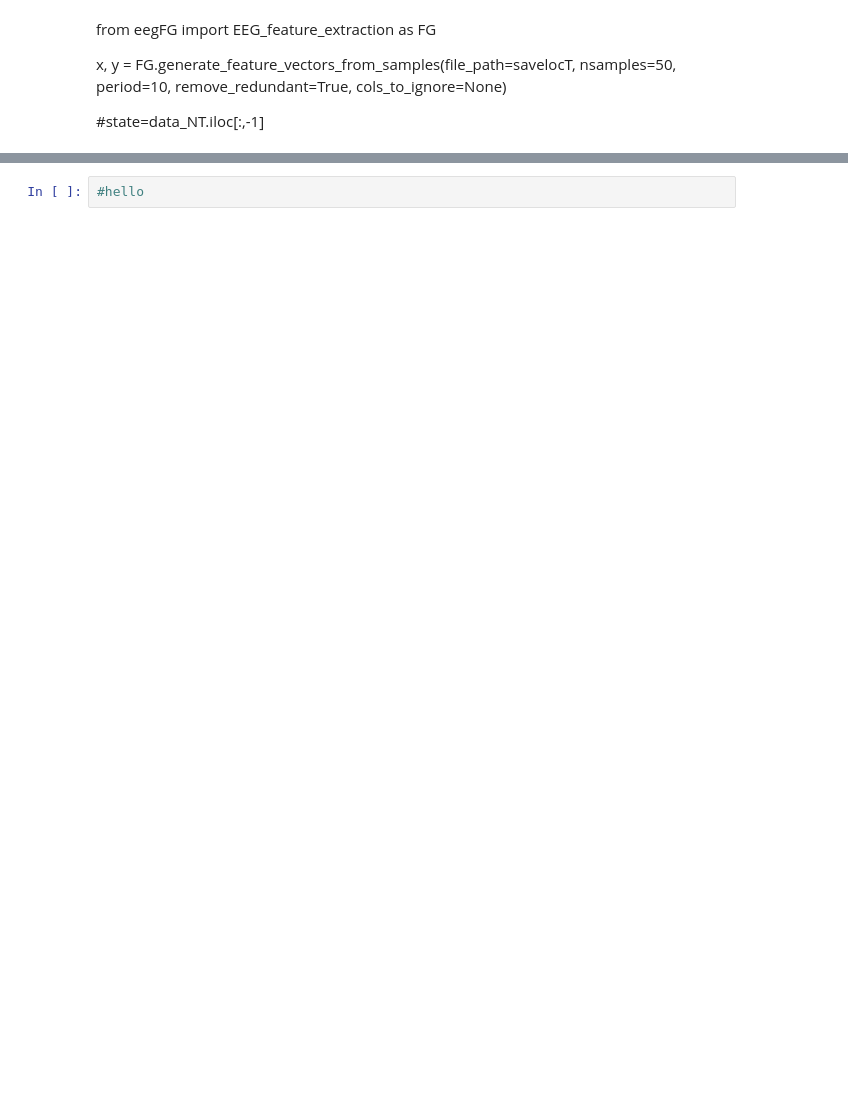
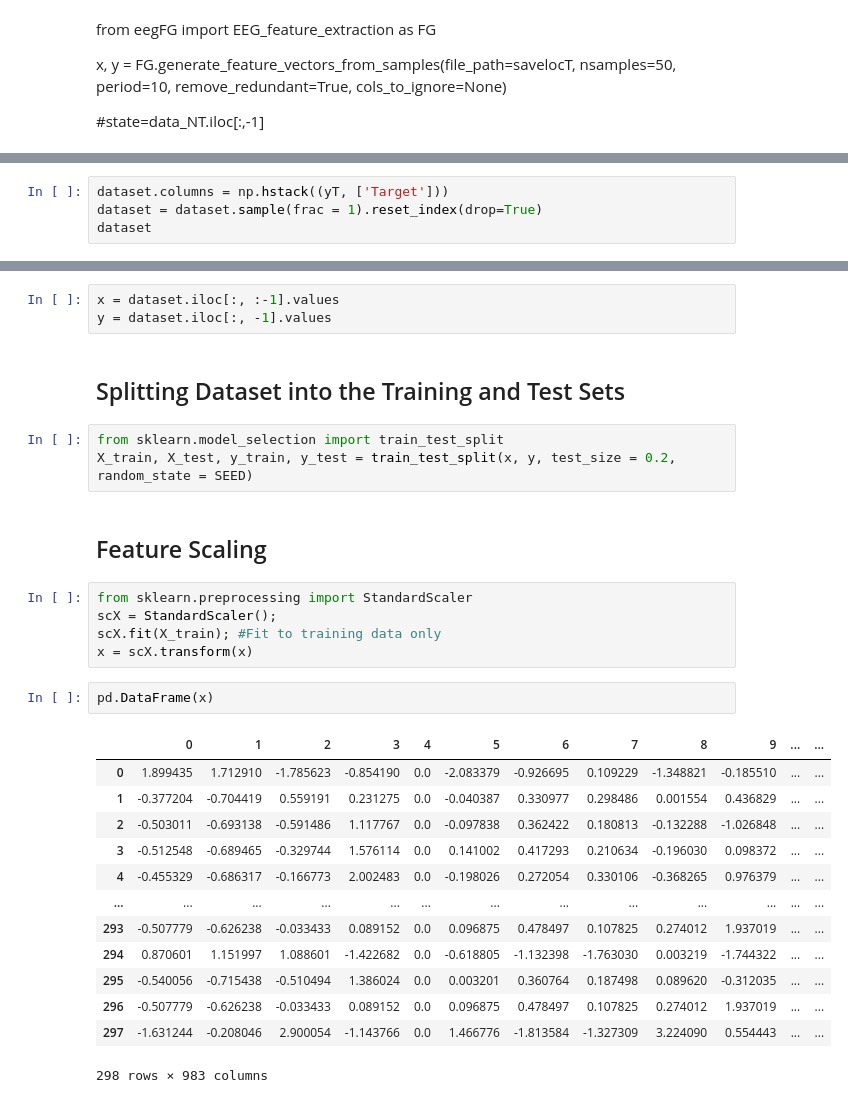
Before and after one commit to musahabib/WorkerFatigue_EEG_ML, a Jupyter notebook: Notebook.ipynb, the cells around one changed output, grey strips where cells are left out. Saved outputs shown, nothing was run; the diff lists cells and outputs as text; blank space fills up the shorter version.

```diff
--- a/Notebook.ipynb
+++ b/Notebook.ipynb
@@ -311,0 +417,4 @@ RAWdataset = pd.DataFrame();
+# %%
+dataset.columns = np.hstack((yT, ['Target']))
+dataset = dataset.sample(frac = 1).reset_index(drop=True)
+dataset
@@ -312,2 +437,31 @@ RAWdataset = pd.DataFrame();
+# %%
+x = dataset.iloc[:, :-1].values
+y = dataset.iloc[:, -1].values
+# %% [markdown]
+## Splitting Dataset into the Training and Test Sets
+# %%
+from sklearn.model_selection import train_test_split
+X_train, X_test, y_train, y_test = train_test_split(x, y, test_size = 0.2, random_state = SEED)
+# %% [markdown]
+## Feature Scaling
+# %%
+from sklearn.preprocessing import StandardScaler
+scX = StandardScaler();
+scX.fit(X_train); #Fit to training data only
+x = scX.transform(x)
 # %%
-#hello
+pd.DataFrame(x)
+# %% [output]
+|  | 0 | 1 | 2 | 3 | 4 | 5 | 6 | 7 | 8 | 9 | ... | ... |
+| 0 | 1.899435 | 1.712910 | -1.785623 | -0.854190 | 0.0 | -2.083379 | -0.926695 | 0.109229 | -1.348821 | -0.185510 | ... | ... |
+| 1 | -0.377204 | -0.704419 | 0.559191 | 0.231275 | 0.0 | -0.040387 | 0.330977 | 0.298486 | 0.001554 | 0.436829 | ... | ... |
+| 2 | -0.503011 | -0.693138 | -0.591486 | 1.117767 | 0.0 | -0.097838 | 0.362422 | 0.180813 | -0.132288 | -1.026848 | ... | ... |
+| 3 | -0.512548 | -0.689465 | -0.329744 | 1.576114 | 0.0 | 0.141002 | 0.417293 | 0.210634 | -0.196030 | 0.098372 | ... | ... |
+| 4 | -0.455329 | -0.686317 | -0.166773 | 2.002483 | 0.0 | -0.198026 | 0.272054 | 0.330106 | -0.368265 | 0.976379 | ... | ... |
+| ... | ... | ... | ... | ... | ... | ... | ... | ... | ... | ... | ... | ... |
+| 293 | -0.507779 | -0.626238 | -0.033433 | 0.089152 | 0.0 | 0.096875 | 0.478497 | 0.107825 | 0.274012 | 1.937019 | ... | ... |
+| 294 | 0.870601 | 1.151997 | 1.088601 | -1.422682 | 0.0 | -0.618805 | -1.132398 | -1.763030 | 0.003219 | -1.744322 | ... | ... |
+| 295 | -0.540056 | -0.715438 | -0.510494 | 1.386024 | 0.0 | 0.003201 | 0.360764 | 0.187498 | 0.089620 | -0.312035 | ... | ... |
+| 296 | -0.507779 | -0.626238 | -0.033433 | 0.089152 | 0.0 | 0.096875 | 0.478497 | 0.107825 | 0.274012 | 1.937019 | ... | ... |
+| 297 | -1.631244 | -0.208046 | 2.900054 | -1.143766 | 0.0 | 1.466776 | -1.813584 | -1.327309 | 3.224090 | 0.554443 | ... | ... |
+298 rows × 983 columns
```
Also changed, not shown: parts of 39 cells of this notebook, 2 other files.
